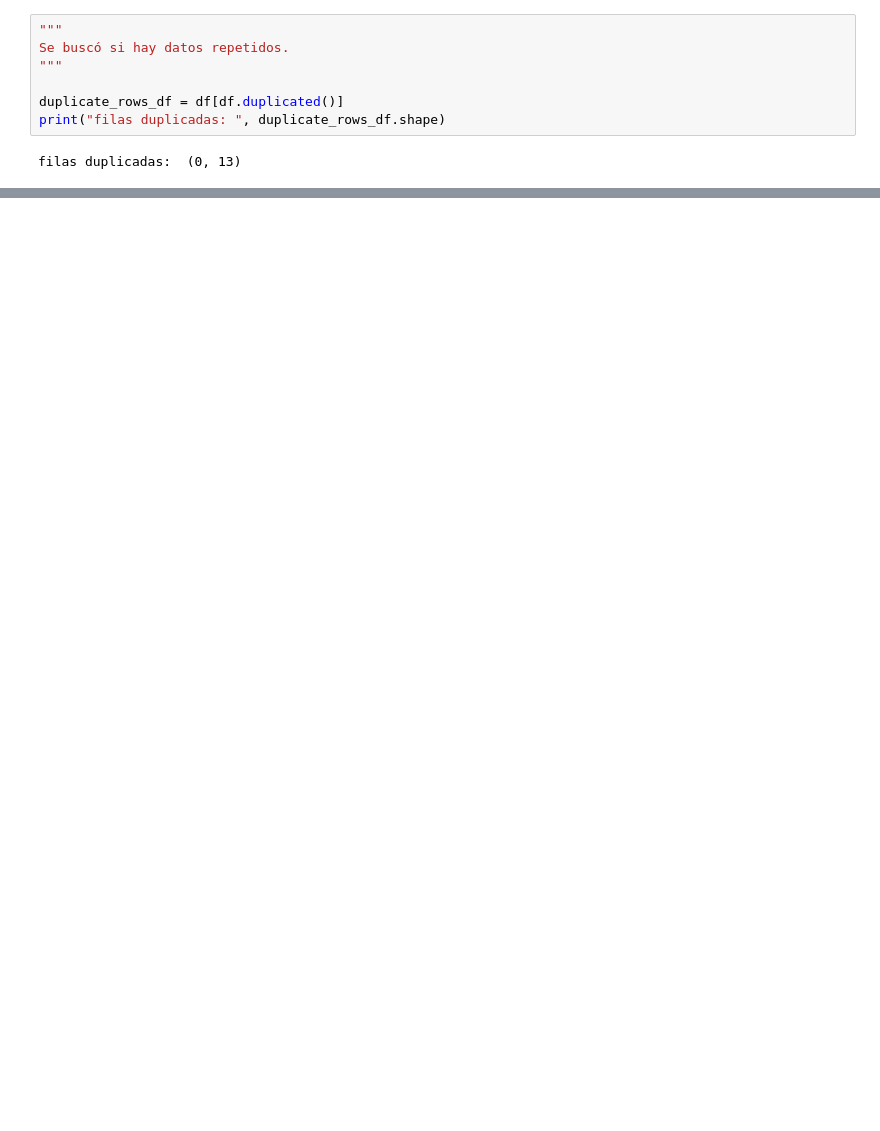
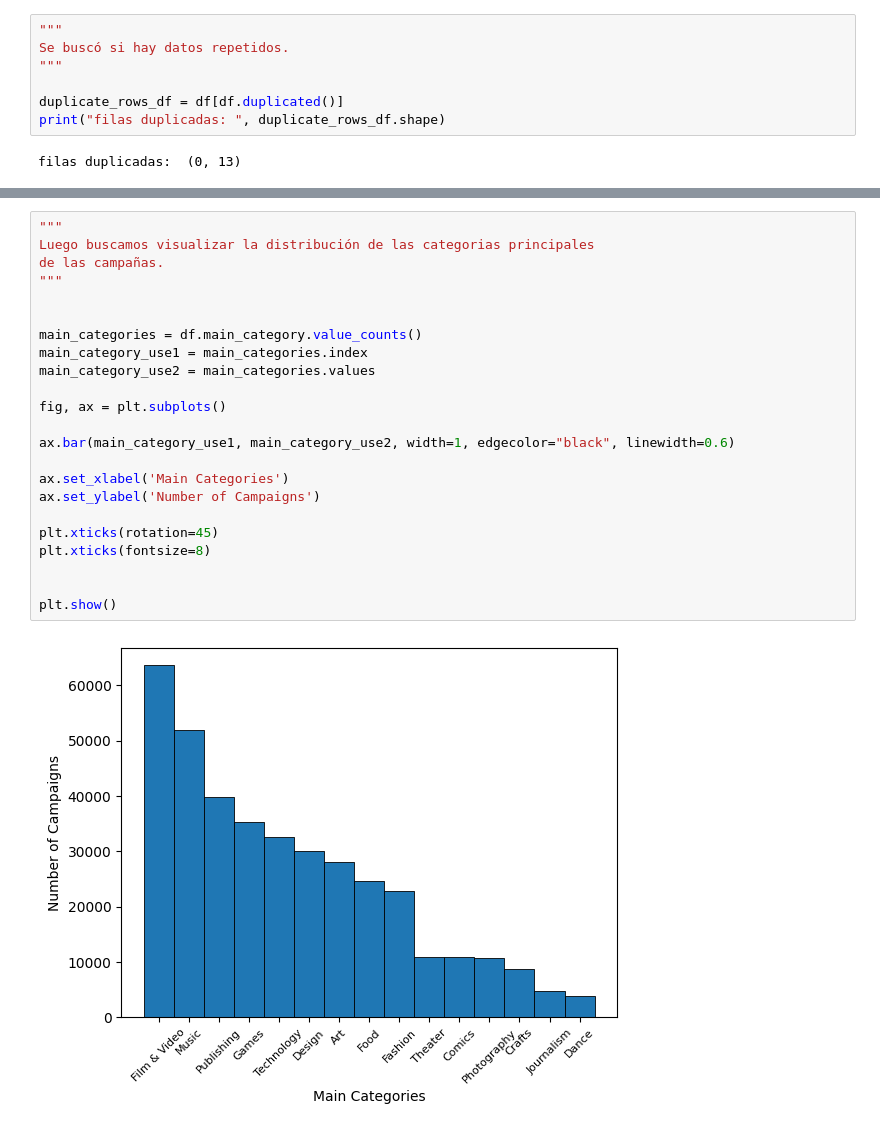
Before and after one commit to belisario-olivera/EDA-Kickstarter, a Jupyter notebook: TP/EDA_kickstarter.ipynb, the cells around one changed output, grey strips where cells are left out. Saved outputs shown, nothing was run; the diff lists cells and outputs as text; blank space fills up the shorter version.

```diff
--- a/TP/EDA_kickstarter.ipynb
+++ b/TP/EDA_kickstarter.ipynb
@@ -160 +186,26 @@ filas duplicadas:  (0, 13)
+# %%
+"""
+Luego buscamos visualizar la distribución de las categorias principales
+de las campañas.
+"""
+
+
+main_categories = df.main_category.value_counts()
+main_category_use1 = main_categories.index
+main_category_use2 = main_categories.values
+
+fig, ax = plt.subplots()
+
+ax.bar(main_category_use1, main_category_use2, width=1, edgecolor="black", linewidth=0.6)
+
+ax.set_xlabel('Main Categories')
+ax.set_ylabel('Number of Campaigns')
+
+plt.xticks(rotation=45)
+plt.xticks(fontsize=8)
+
+
+plt.show()
+# %% [output]
+[figure, added]
 # %%
```
Also changed, not shown: parts of 19 cells of this notebook.
